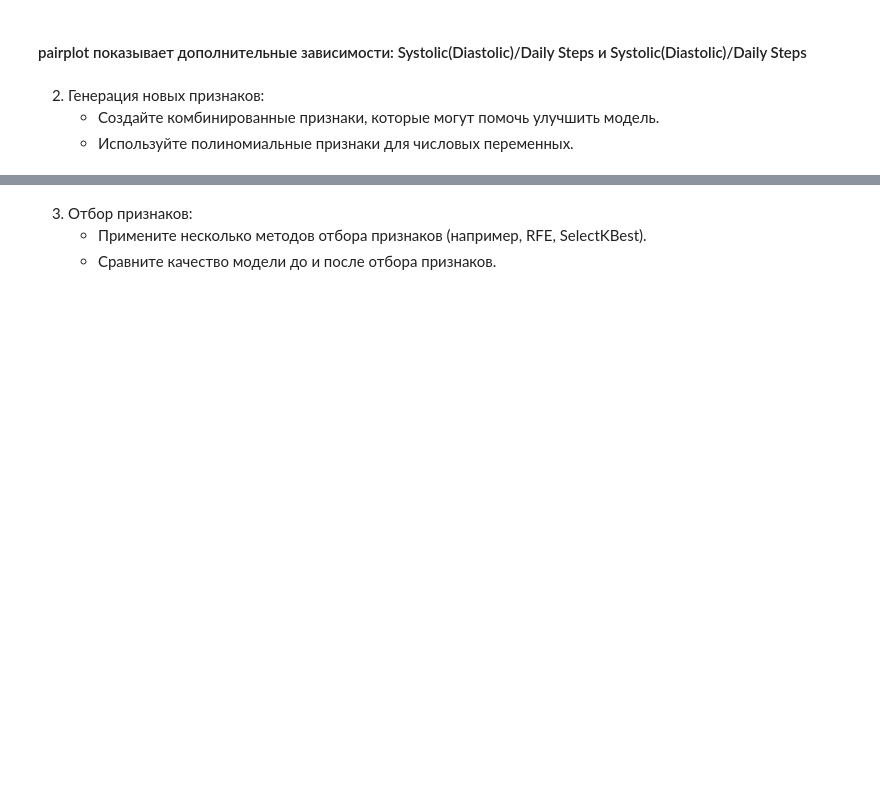
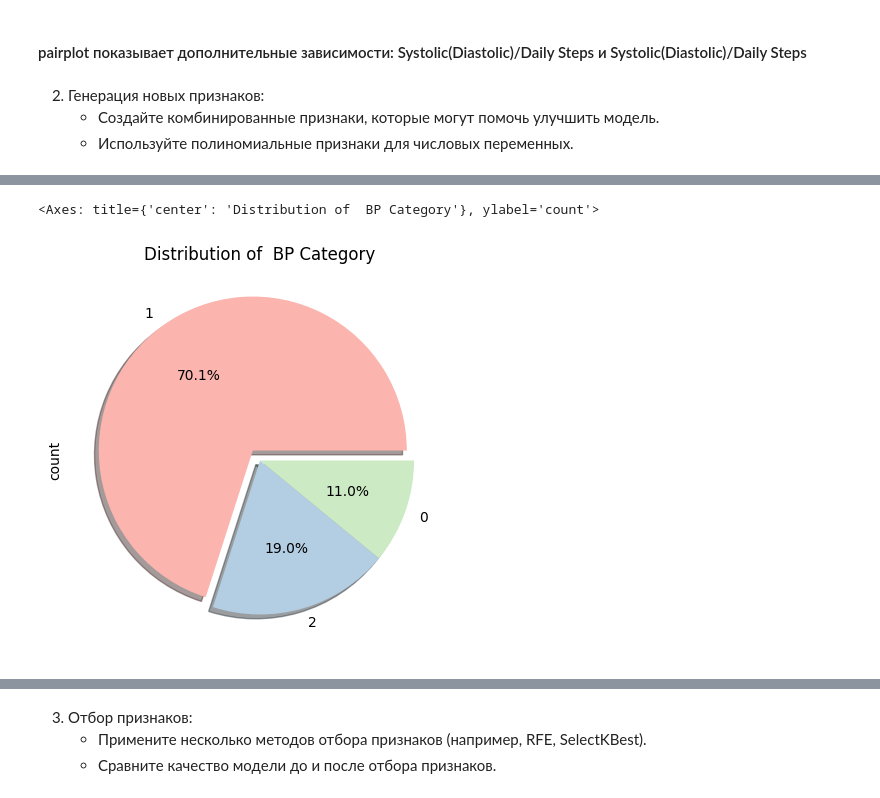
Before and after one commit to Rusttm/DSprojects, a Jupyter notebook: EDA/lesson8/seminar8_DZ.ipynb, the cells around one changed output, grey strips where cells are left out. Saved outputs shown, nothing was run; the diff lists cells and outputs as text; code cells hidden in the pictures; blank space fills up the shorter version.

```diff
--- a/EDA/lesson8/seminar8_DZ.ipynb
+++ b/EDA/lesson8/seminar8_DZ.ipynb
@@ -182,3 +201,14 @@ sns.pairplot(df)
 2. Генерация новых признаков:
    - Создайте комбинированные признаки, которые могут помочь улучшить модель.
    - Используйте полиномиальные признаки для числовых переменных.
+# %%
+# создадим признак высокого/низкого давления (гипертония)
+def classify_bp(row):
+    if row['Systolic'] < 120 and row['Diastolic'] < 80:
+        return 0
+    elif 120 <= row['Systolic'] < 140 or 80 <= row['Diastolic'] < 90:
+        return 1
+    else:
+        return 2
+
+df['BP Category'] = df.apply(classify_bp, axis=1)
@@ -184,0 +224,6 @@ sns.pairplot(df)
+# %%
+colors = plt.get_cmap('Pastel1').colors
+df["BP Category"].value_counts().plot(kind='pie', autopct='%1.1f%%', figsize=(10,5), title='Distribution of  BP Category', explode=(0.08, 0 ,0) , shadow=True , colors=colors)
+# %% [output]
+<Axes: title={'center': 'Distribution of  BP Category'}, ylabel='count'>
+[figure, added]
```
Also changed, not shown: parts of 9 cells of this notebook.
